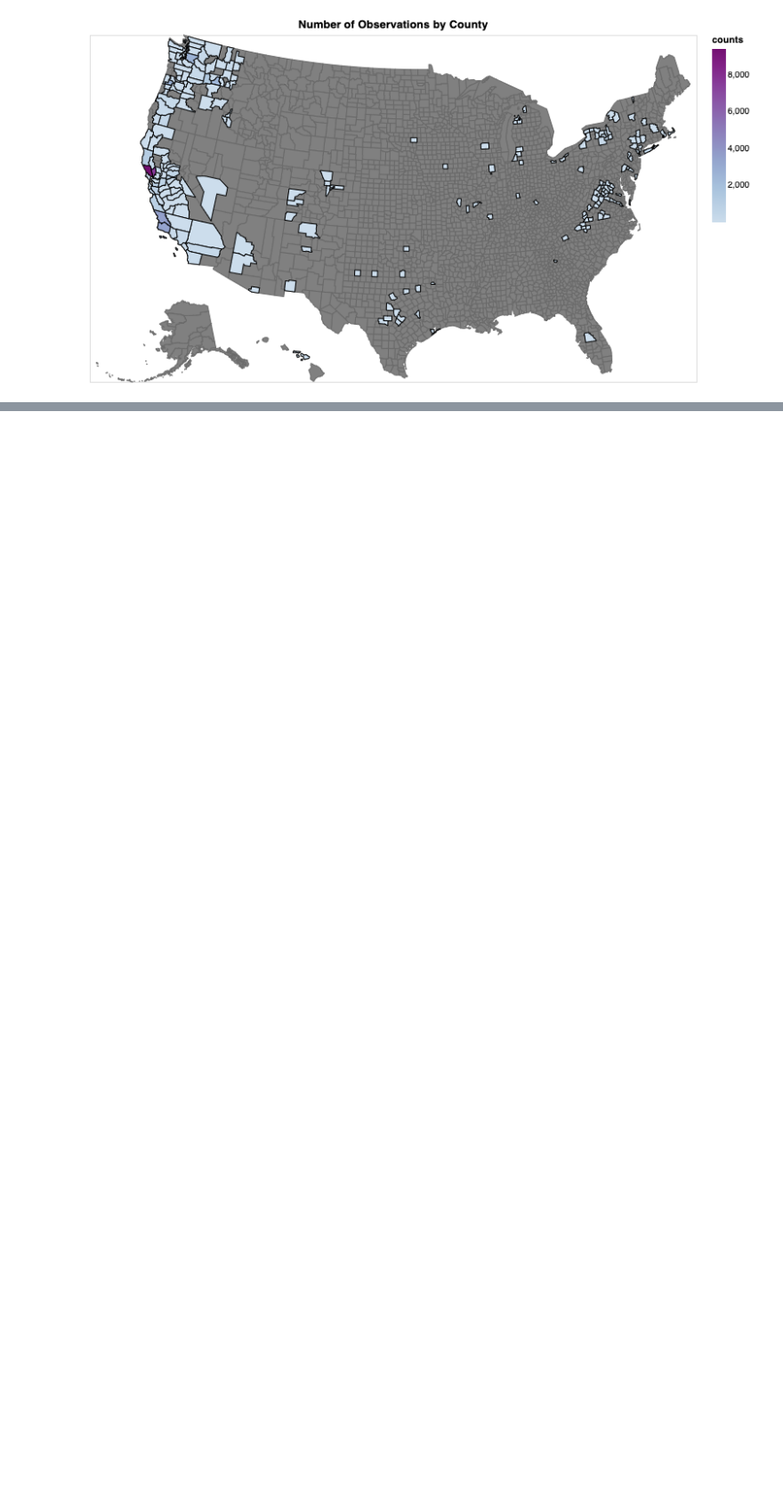
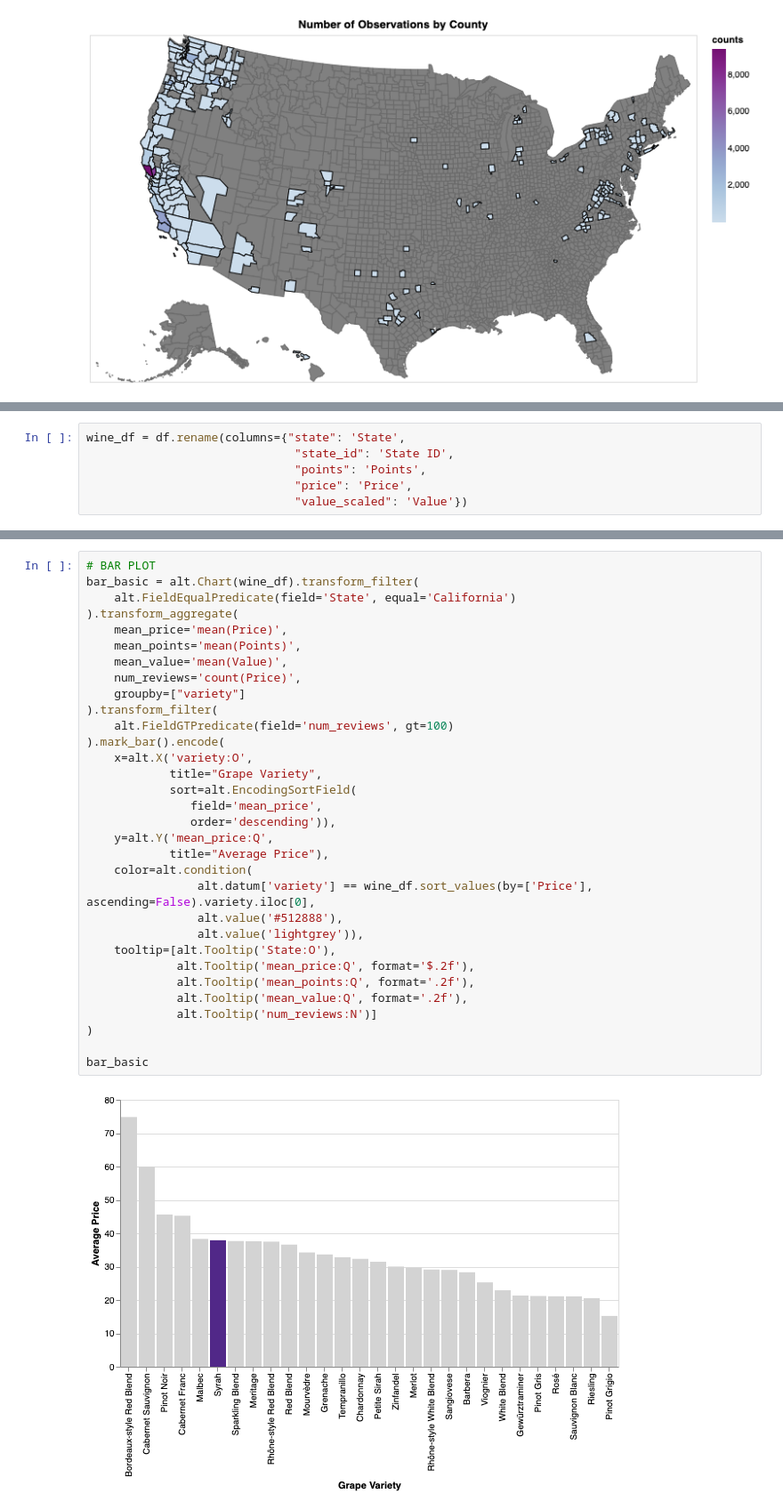
Before and after one commit to UBC-MDS/DSCI532_Group204_Vino, a Jupyter notebook: src/choropleth_plots.ipynb, the cells around one changed output, grey strips where cells are left out. Shown: that part at 89% size. Drawn from its saved outputs; the diff is of its cells as text; blank space fills up the shorter version.

```diff
--- a/src/charts.ipynb
+++ b/src/choropleth_plots.ipynb
@@ -254,0 +267,6 @@ background + foreground
+# %%
+wine_df = df.rename(columns={"state": 'State',
+                              "state_id": 'State ID',
+                              "points": 'Points',
+                              "price": 'Price',
+                              "value_scaled": 'Value'})
@@ -254,0 +374,34 @@ background + foreground
+# %%
+# BAR PLOT
+bar_basic = alt.Chart(wine_df).transform_filter(
+    alt.FieldEqualPredicate(field='State', equal='California')
+).transform_aggregate(
+    mean_price='mean(Price)',
+    mean_points='mean(Points)',
+    mean_value='mean(Value)',
+    num_reviews='count(Price)',
+    groupby=["variety"]
+).transform_filter(
+    alt.FieldGTPredicate(field='num_reviews', gt=100)
+).mark_bar().encode(
+    x=alt.X('variety:O',
+            title="Grape Variety",
+            sort=alt.EncodingSortField(
+               field='mean_price',
+               order='descending')),
+    y=alt.Y('mean_price:Q',
+            title="Average Price"),
+    color=alt.condition(
+                alt.datum['variety'] == wine_df.sort_values(by=['Price'], ascending=False).variety.iloc[0],
+                alt.value('#512888'),
+                alt.value('lightgrey')),
+    tooltip=[alt.Tooltip('State:O'),
+             alt.Tooltip('mean_price:Q', format='$.2f'),
+             alt.Tooltip('mean_points:Q', format='.2f'),
+             alt.Tooltip('mean_value:Q', format='.2f'),
+             alt.Tooltip('num_reviews:N')]
+)
+
+bar_basic
+# %% [output]
+[figure, added]
```
Also changed, not shown: parts of 9 cells of this notebook, 9 other files.
